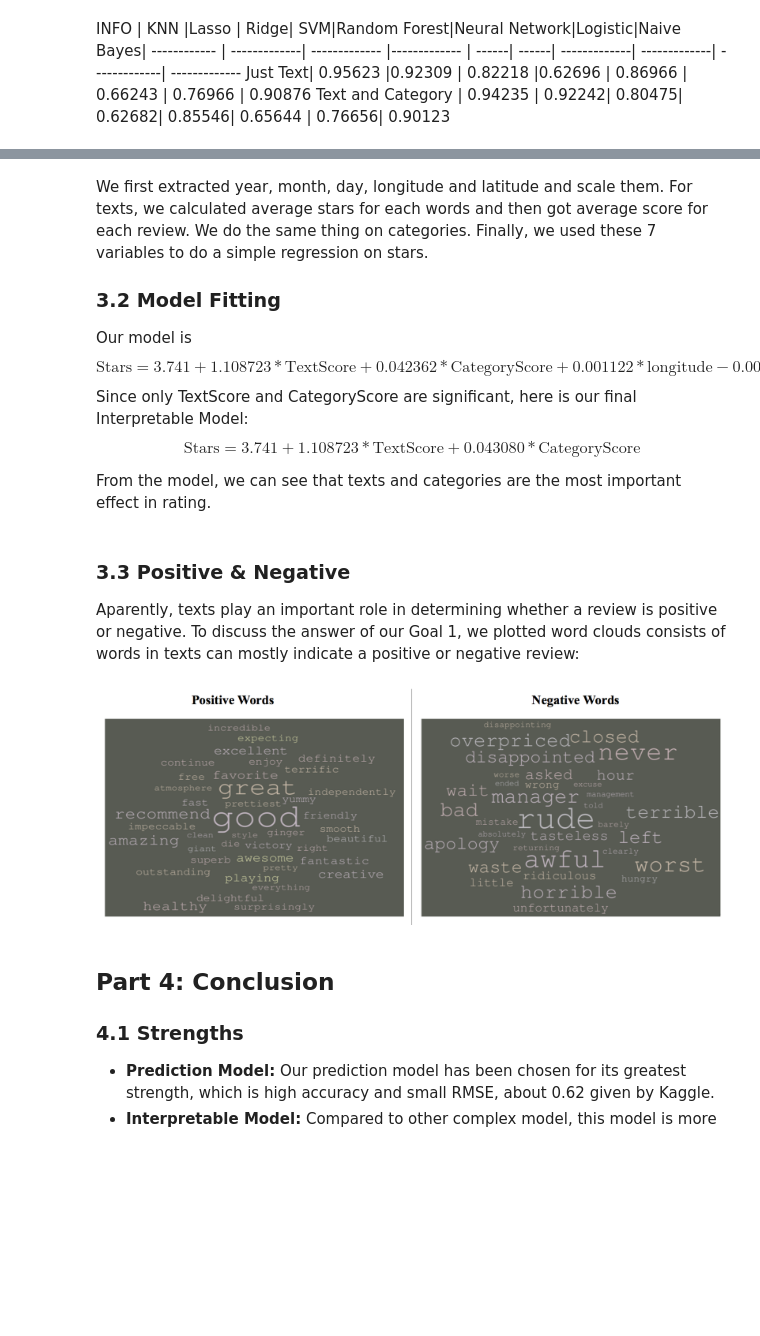
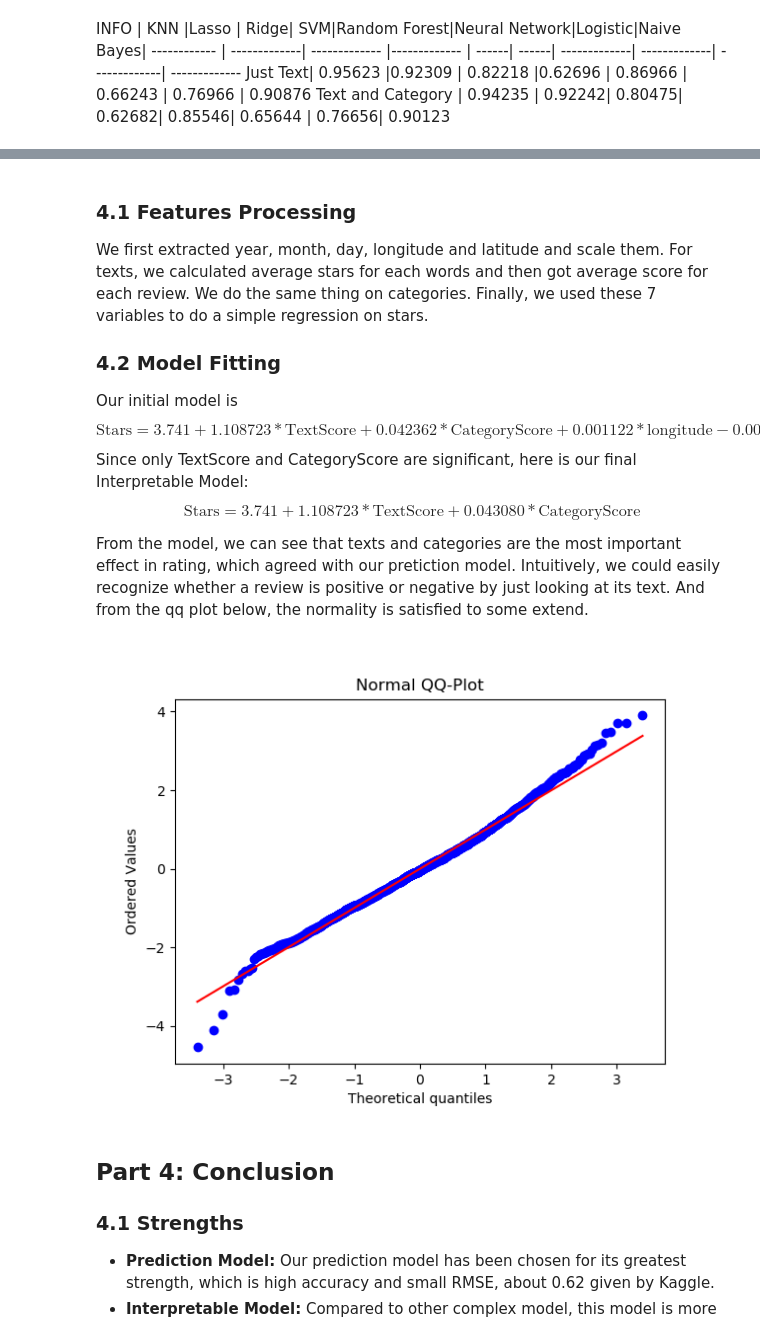
Before and after one commit to jguo225/628-Module2, a Jupyter notebook: Jupyter/Executive Summary.ipynb, the cells around one changed output, grey strips where cells are left out. Drawn from its saved outputs; the diff is of its cells as text; code cells hidden in the pictures; blank space fills up the shorter version.

```diff
--- a/Jupyter/Executive Summary.ipynb
+++ b/Jupyter/Executive Summary.ipynb
@@ -64,20 +74,19 @@ TypeError: 'NoneType' object is not iterable
 # %% [markdown]
+### 4.1 Features Processing
 
 We first extracted year, month, day, longitude and latitude and scale them. For texts, we calculated average stars  for each words and then got average score for each review. We do the same thing on categories. Finally, we used these 7 variables to do a simple regression on stars.
 
-### 3.2 Model Fitting
-Our model is $$\text{Stars} = 3.741 + 1.108723*\text{TextScore}+ 0.042362*\text{CategoryScore} + 0.001122*\text{longitude} - 0.001569*\text{latitude }+ 0.000914*\text{Year}+ 0.000569*\text{Month}+ 0.000629*\text{Day} $$
+
+### 4.2 Model Fitting
+Our initial model is $$\text{Stars} = 3.741 + 1.108723*\text{TextScore}+ 0.042362*\text{CategoryScore}+ 0.001122*\text{longitude}- 0.001569*\text{latitude}+ 0.000914*\text{Year}+ 0.000569*\text{Month}+ 0.000629*\text{Day} $$
 Since only TextScore and CategoryScore are significant, here is our final Interpretable Model:
 $$\text{Stars} = 3.741 + 1.108723*\text{TextScore}+ 0.043080*\text{CategoryScore}$$
 
-From the model, we can see that texts and categories are the most important effect in rating.
+From the model, we can see that texts and categories are the most important effect in rating, which agreed with our pretiction model. Intuitively, we could easily recognize whether a review is positive or negative by just looking at its text. And from the qq plot below, the normality is satisfied to some extend.
-# %% [markdown]
-### 3.3 Positive & Negative
-Aparently, texts play an important role in determining whether a review is positive or negative. To discuss the answer of our Goal 1, we plotted word clouds consists of words in texts can mostly indicate a positive or negative review:
 # %%
-Image("../Image/WordCloud.png")
+Image("../Image/QQ.png")
 # %% [output]
-[figure, old version]
+[figure, new version]
 # %% [markdown]
 ## Part 4: Conclusion
 ### 4.1 Strengths
```
Also changed, not shown: parts of 11 cells of this notebook.
